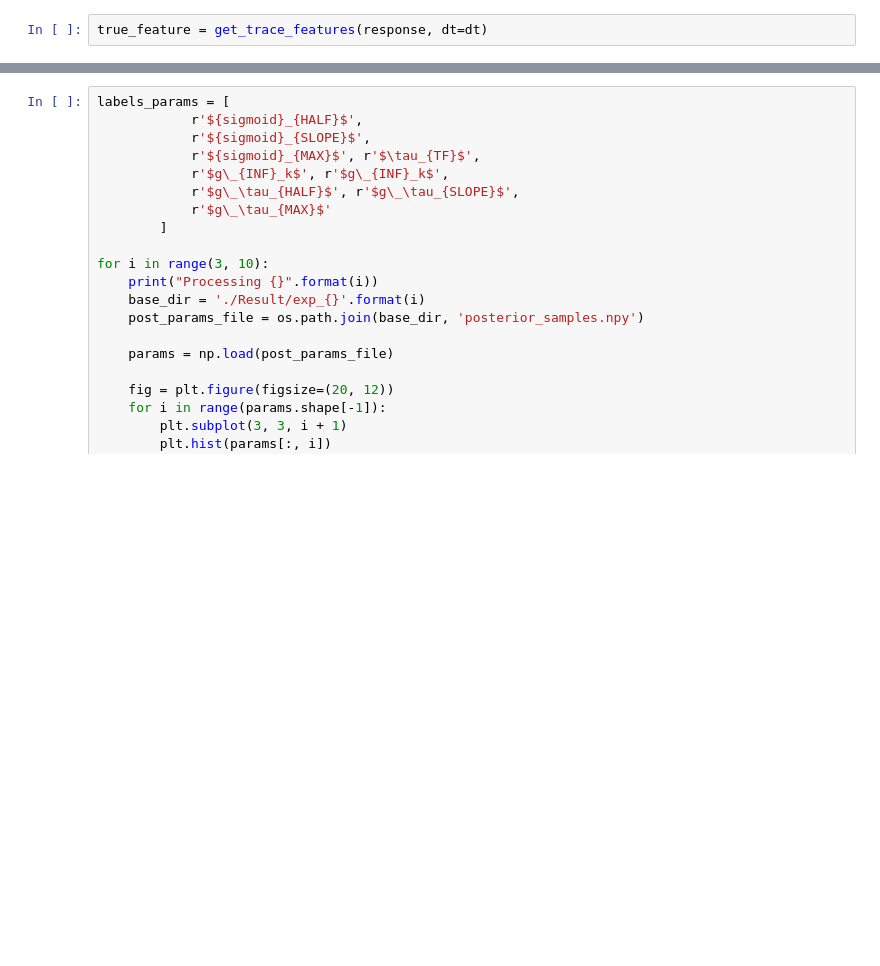
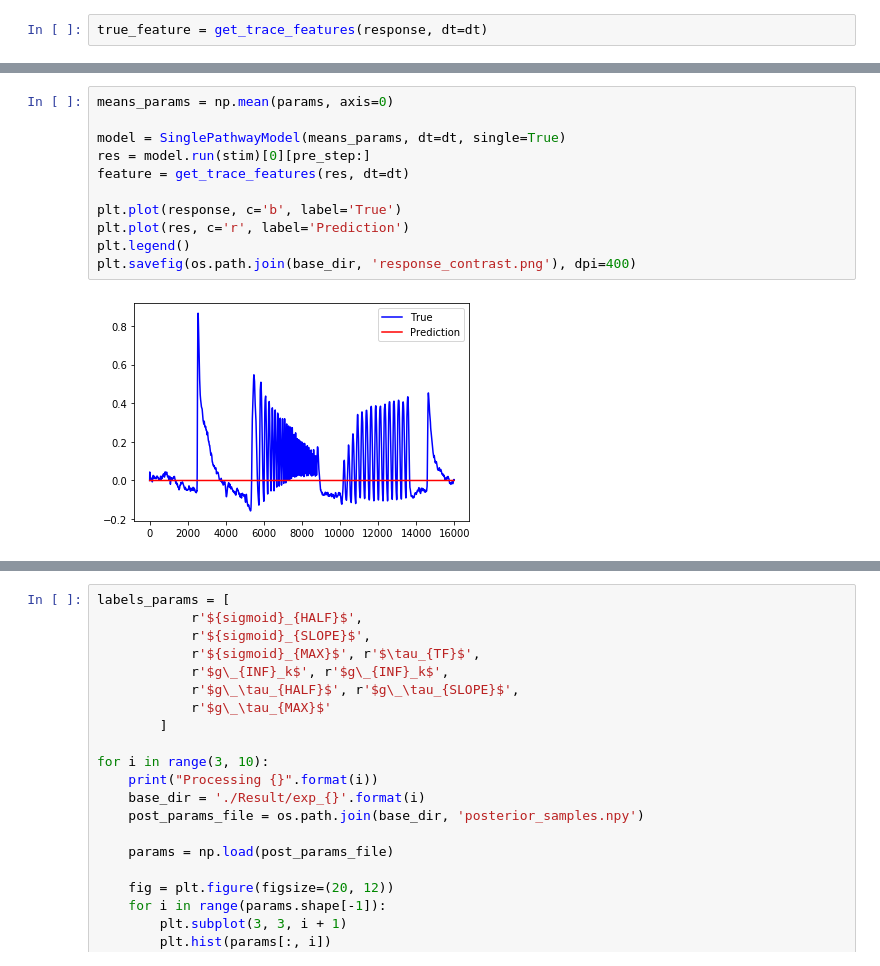
Before and after one commit to holmosaint/delfi, a Jupyter notebook: model/Ribon/Ribon Simulation.ipynb, the cells around one changed output, grey strips where cells are left out. Drawn from its saved outputs; the diff is of its cells as text; blank space fills up the shorter version.

```diff
--- a/model/Ribon/Ribon Simulation.ipynb
+++ b/model/Ribon/Ribon Simulation.ipynb
@@ -14,0 +29,13 @@ true_feature = get_trace_features(response, dt=dt)
+# %%
+means_params = np.mean(params, axis=0)
+
+model = SinglePathwayModel(means_params, dt=dt, single=True)
+res = model.run(stim)[0][pre_step:]
+feature = get_trace_features(res, dt=dt)
+
+plt.plot(response, c='b', label='True')
+plt.plot(res, c='r', label='Prediction')
+plt.legend()
+plt.savefig(os.path.join(base_dir, 'response_contrast.png'), dpi=400)
+# %% [output]
+[figure, added]
```
Also changed, not shown: parts of 2 cells of this notebook, 2 other files.
